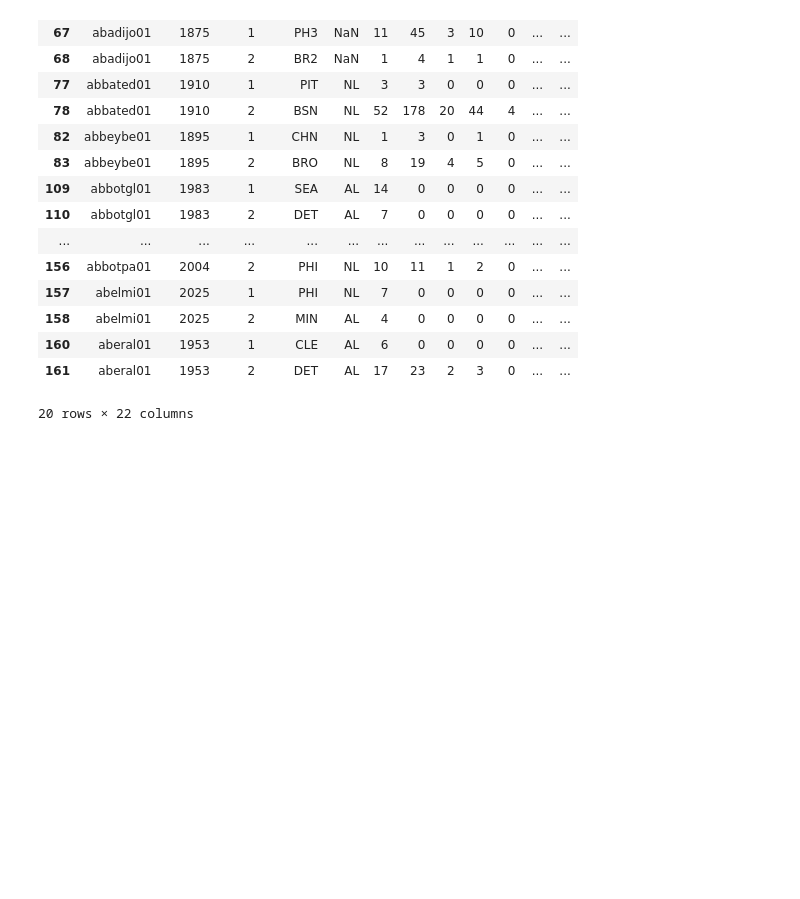
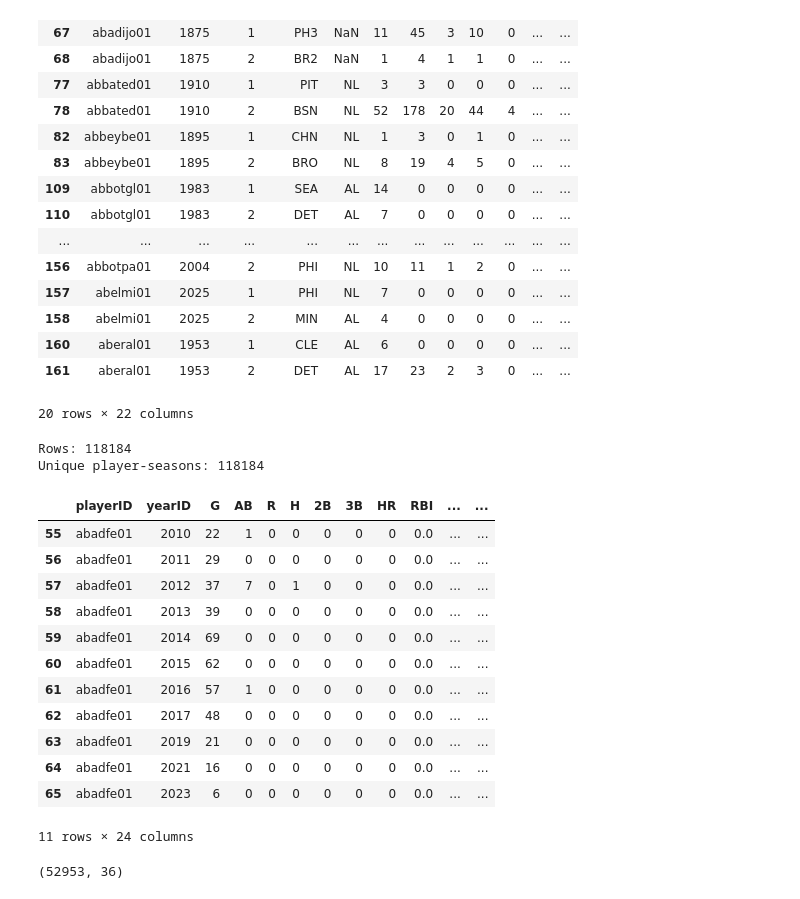
Before and after one commit to natelewis17/NPB_MLB_Translation, a Jupyter notebook: notebooks/02_data_processing_mlb.ipynb, the cells around one changed output. Drawn from its saved outputs; the diff is of its cells as text; code cells hidden in the pictures; blank space fills up the shorter version.

Commit message:
Complete data processing and begin player matching

```diff
--- a/notebooks/02_data_processing_mlb.ipynb
+++ b/notebooks/02_data_processing_mlb.ipynb
@@ -134,3 +135,67 @@ mlb_batting[
 | 160 | aberal01 | 1953 | 1 | CLE | AL | 6 | 0 | 0 | 0 | 0 | ... | ... |
 | 161 | aberal01 | 1953 | 2 | DET | AL | 17 | 23 | 2 | 3 | 0 | ... | ... |
 20 rows × 22 columns
+# %%
+def clean_mlb_batting(df):
+
+    # Keep the columns we need
+    sum_cols = [
+        "G", "AB", "R", "H", "2B", "3B", "HR",
+        "RBI", "SB", "CS", "BB", "SO", "IBB",
+        "HBP", "SH", "SF", "GIDP"
+    ]
+
+    # Combine multiple team stints into one player-season
+    result = (
+        df.groupby(["playerID", "yearID"], as_index=False)
+        .agg({
+            **{col: "sum" for col in sum_cols},
+            "teamID": lambda x: "; ".join(x.astype(str).unique())
+        })
+    )
+
+    # Calculate rate statistics
+    result["BA"] = result["H"] / result["AB"]
+
+    result["OBP"] = (
+        result["H"] + result["BB"] + result["HBP"]
+    ) / (
+        result["AB"] + result["BB"] + result["HBP"] + result["SF"]
+    )
+
+    result["SLG"] = (
+        result["H"]
+        + result["2B"]
+        + 2 * result["3B"]
+        + 3 * result["HR"]
+    ) / result["AB"]
+
+    result["OPS"] = result["OBP"] + result["SLG"]
+
+    return result
+# %%
+mlb_batting_clean = clean_mlb_batting(mlb_batting)
+# %%
+print("Rows:", len(mlb_batting_clean))
+print("Unique player-seasons:", mlb_batting_clean[["playerID", "yearID"]].drop_duplicates().shape[0])
+# %% [output]
+Rows: 118184
+Unique player-seasons: 118184
+# %%
+mlb_batting_clean[
+    mlb_batting_clean["playerID"] == "abadfe01"
+]
+# %% [output]
+|  | playerID | yearID | G | AB | R | H | 2B | 3B | HR | RBI | ... | ... |
+| 55 | abadfe01 | 2010 | 22 | 1 | 0 | 0 | 0 | 0 | 0 | 0.0 | ... | ... |
+| 56 | abadfe01 | 2011 | 29 | 0 | 0 | 0 | 0 | 0 | 0 | 0.0 | ... | ... |
+| 57 | abadfe01 | 2012 | 37 | 7 | 0 | 1 | 0 | 0 | 0 | 0.0 | ... | ... |
+| 58 | abadfe01 | 2013 | 39 | 0 | 0 | 0 | 0 | 0 | 0 | 0.0 | ... | ... |
+| 59 | abadfe01 | 2014 | 69 | 0 | 0 | 0 | 0 | 0 | 0 | 0.0 | ... | ... |
+| 60 | abadfe01 | 2015 | 62 | 0 | 0 | 0 | 0 | 0 | 0 | 0.0 | ... | ... |
+| 61 | abadfe01 | 2016 | 57 | 1 | 0 | 0 | 0 | 0 | 0 | 0.0 | ... | ... |
+| 62 | abadfe01 | 2017 | 48 | 0 | 0 | 0 | 0 | 0 | 0 | 0.0 | ... | ... |
+| 63 | abadfe01 | 2019 | 21 | 0 | 0 | 0 | 0 | 0 | 0 | 0.0 | ... | ... |
+| 64 | abadfe01 | 2021 | 16 | 0 | 0 | 0 | 0 | 0 | 0 | 0.0 | ... | ... |
+| 65 | abadfe01 | 2023 | 6 | 0 | 0 | 0 | 0 | 0 | 0 | 0.0 | ... | ... |
+11 rows × 24 columns
@@ -136,0 +239,6 @@ mlb_batting[
+# %%
+mlb_pitching_clean = clean_mlb_pitching(mlb_pitching)
+
+mlb_pitching_clean.shape
+# %% [output]
+(52953, 36)
```
Also changed, not shown: parts of 11 cells of this notebook, 2 other files.
